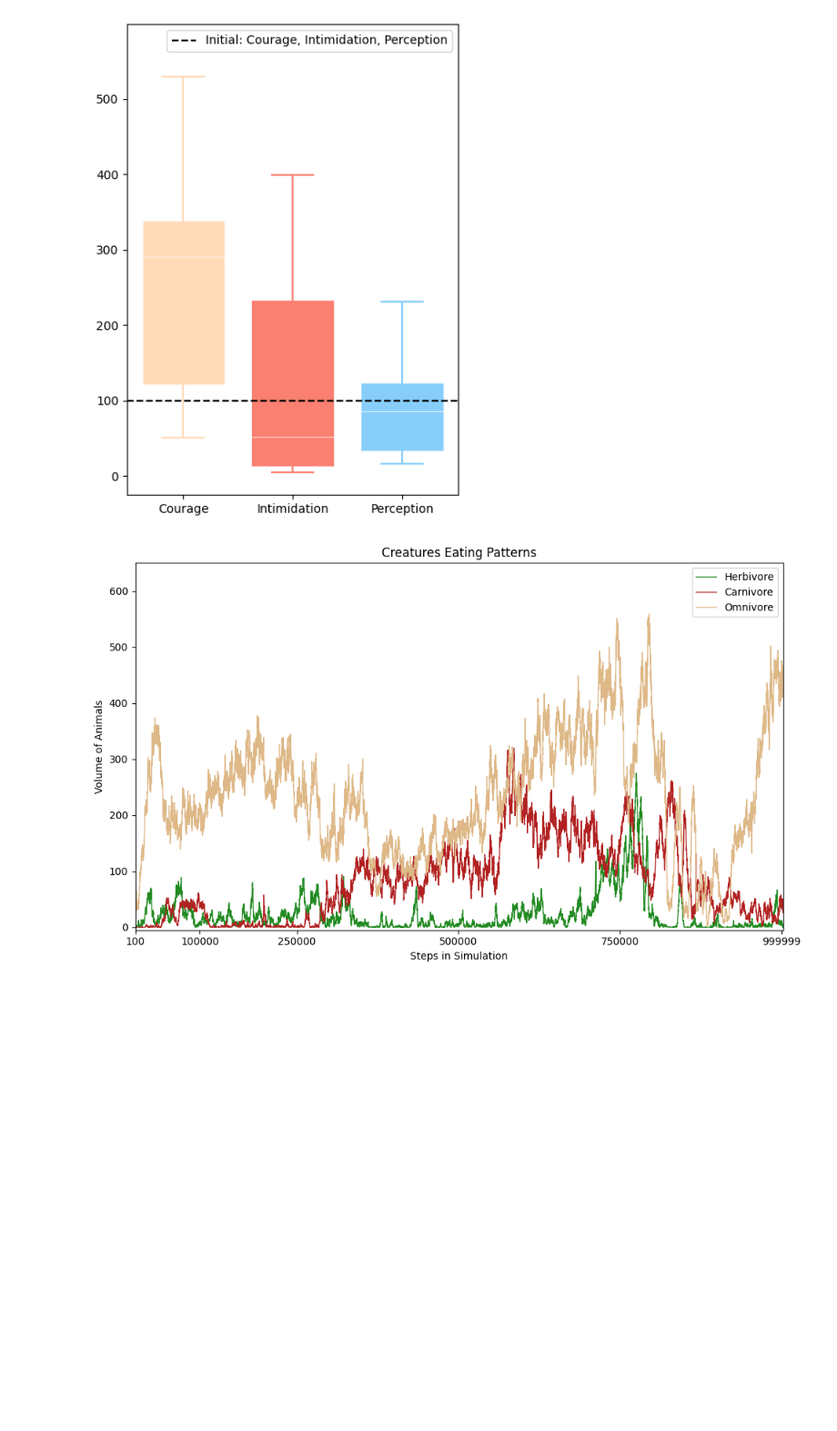
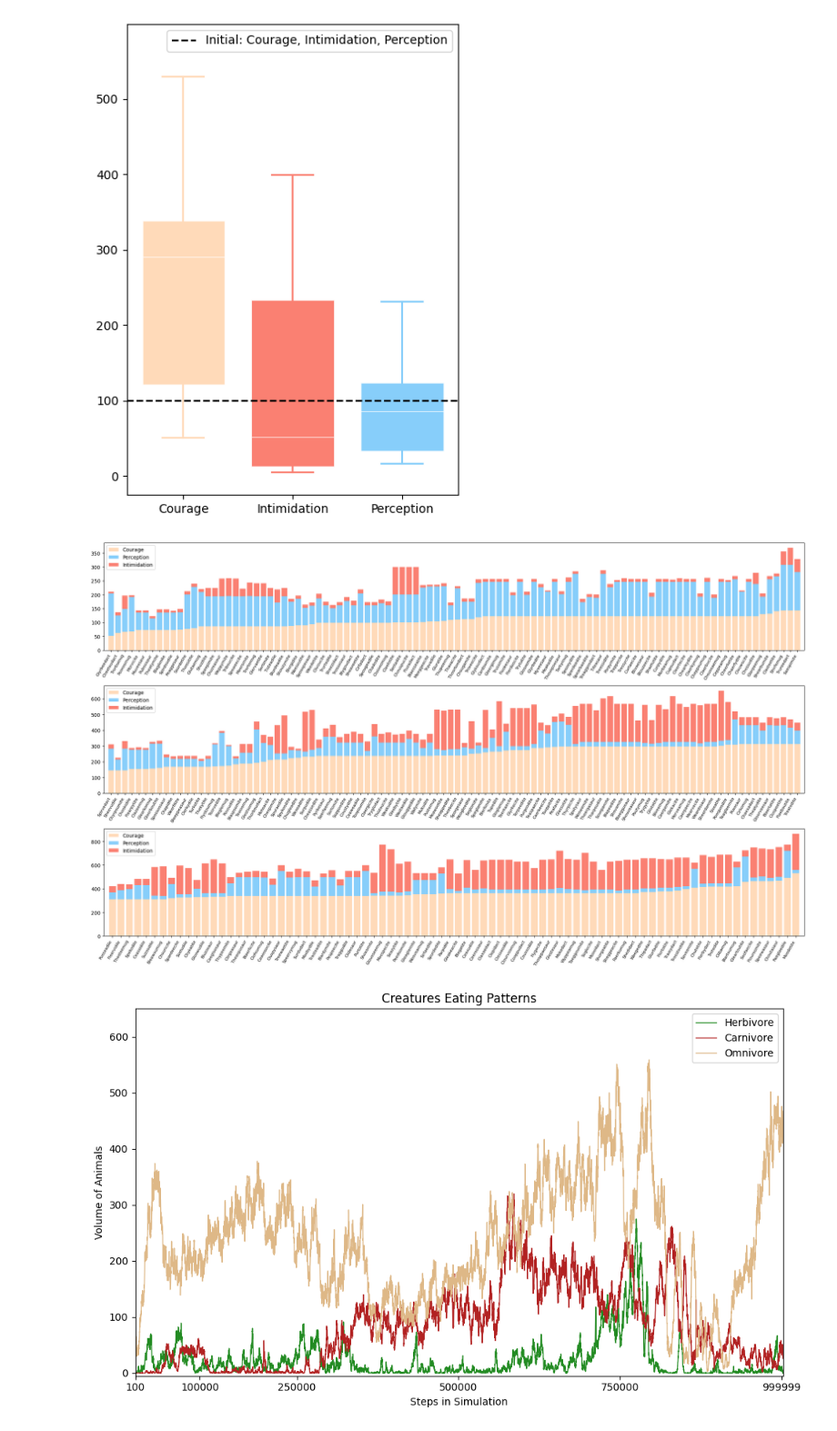
Before and after one commit to IanHornblower/CS-176-project, a Jupyter notebook: main.ipynb, the cells around one changed output. Shown at 91% size. Drawn from its saved outputs; the diff is of its cells as text; code cells hidden in the pictures; blank space fills up the shorter version.

Commit message:
Done, just needs axis labels and tidy up code

```diff
--- a/main.ipynb
+++ b/main.ipynb
@@ -160,6 +157,54 @@ plt.tight_layout()
 plt.show()
 # %% [output]
 [figure]
+# %%
+# Bar graph
+
+bar_graph_data = merged_slices.copy()
+
+bar_graph_data = bar_graph_data[['Creature name', 'Courage', 'Perception', 'Intimidation']]
+
+bar_graph_data.drop_duplicates(inplace=True)
+
+bar_graph_data.sort_values(by=['Courage'], inplace=True)
+
+fig, axs = plt.subplots(3, 1, figsize=(20, 12))
+
+color = ['peachpuff', 'salmon', 'lightskyblue']
+
+x = bar_graph_data['Creature name']
+
+axs[0].bar(x[:100], bar_graph_data['Courage'][:100], color=color[0])
+axs[0].bar(x[:100], bar_graph_data['Perception'][:100], bottom=bar_graph_data['Courage'][:100], color=color[2])
+axs[0].bar(x[:100], bar_graph_data['Intimidation'][:100], bottom=(bar_graph_data['Perception'][:100] + bar_graph_data['Courage'][:100]), color=color[1])
+
+axs[0].set_xlim(-1, len(bar_graph_data[:100]))
+axs[0].set_xticks(x[:100], labels=x[:100], rotation=60, ha='right', fontsize=8)
+
+axs[0].legend(['Courage', 'Perception', 'Intimidation'], loc='upper left')
+
+axs[1].bar(x[100:200], bar_graph_data['Courage'][100:200], color=color[0])
+axs[1].bar(x[100:200], bar_graph_data['Perception'][100:200], bottom=bar_graph_data['Courage'][100:200], color=color[2])
+axs[1].bar(x[100:200], bar_graph_data['Intimidation'][100:200], bottom=(bar_graph_data['Perception'][100:200] + bar_graph_data['Courage'][100:200]), color=color[1])
+
+axs[1].set_xlim(-1, len(bar_graph_data[100:200]))
+axs[1].set_xticks(x[100:200], labels=x[100:200], rotation=60, ha='right', fontsize=8)
+
+axs[1].legend(['Courage', 'Perception', 'Intimidation'], loc='upper left')
+
+axs[2].bar(x[200:], bar_graph_data['Courage'][200:], color=color[0])
+axs[2].bar(x[200:], bar_graph_data['Perception'][200:], bottom=bar_graph_data['Courage'][200:], color=color[2])
+axs[2].bar(x[200:], bar_graph_data['Intimidation'][200:], bottom=(bar_graph_data['Perception'][200:] + bar_graph_data['Courage'][200:]), color=color[1])
+
+axs[2].set_xlim(-1, len(bar_graph_data[200:]))
+axs[2].set_xticks(x[200:], labels=x[200:], rotation=60, ha='right', fontsize=8)
+
+axs[2].legend(['Courage', 'Perception', 'Intimidation'], loc='upper left')
+
+plt.tight_layout()
+plt.show()
+# %% [output]
+[figure, added]
 # %%
 # Graph visualizing eating patterns over the epochs
 
```
Also changed, not shown: parts of 2 cells of this notebook.
